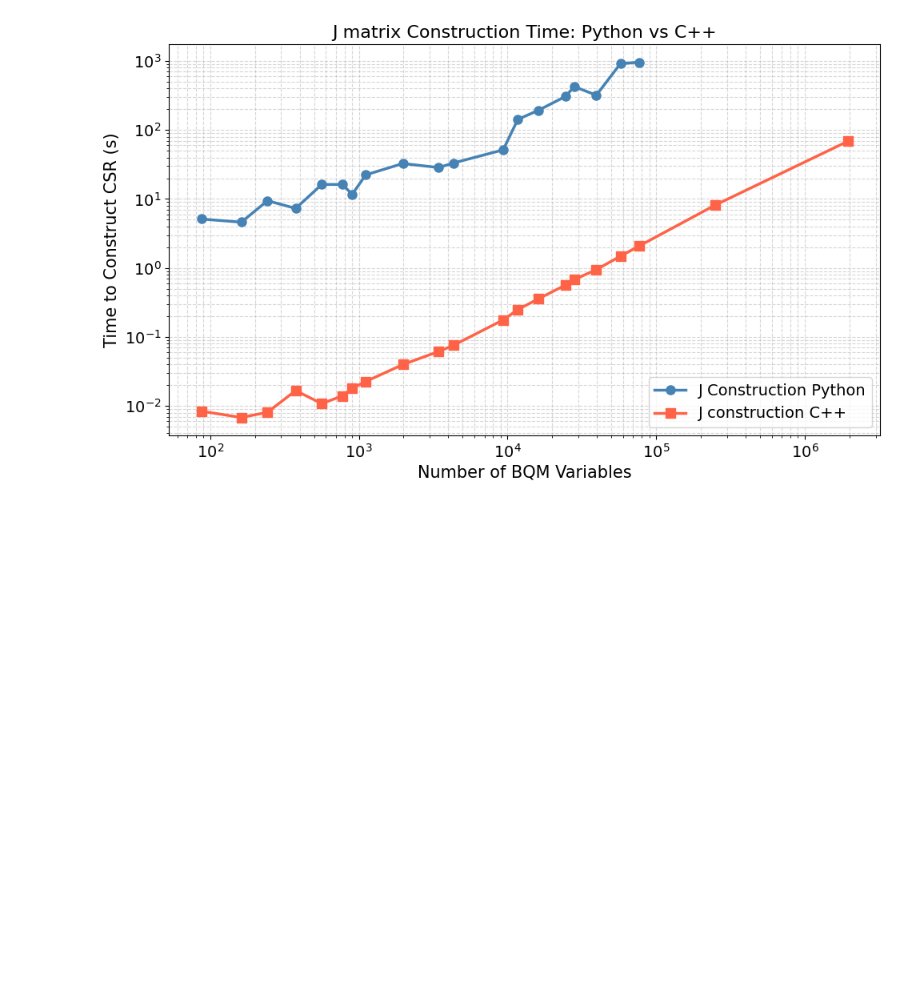
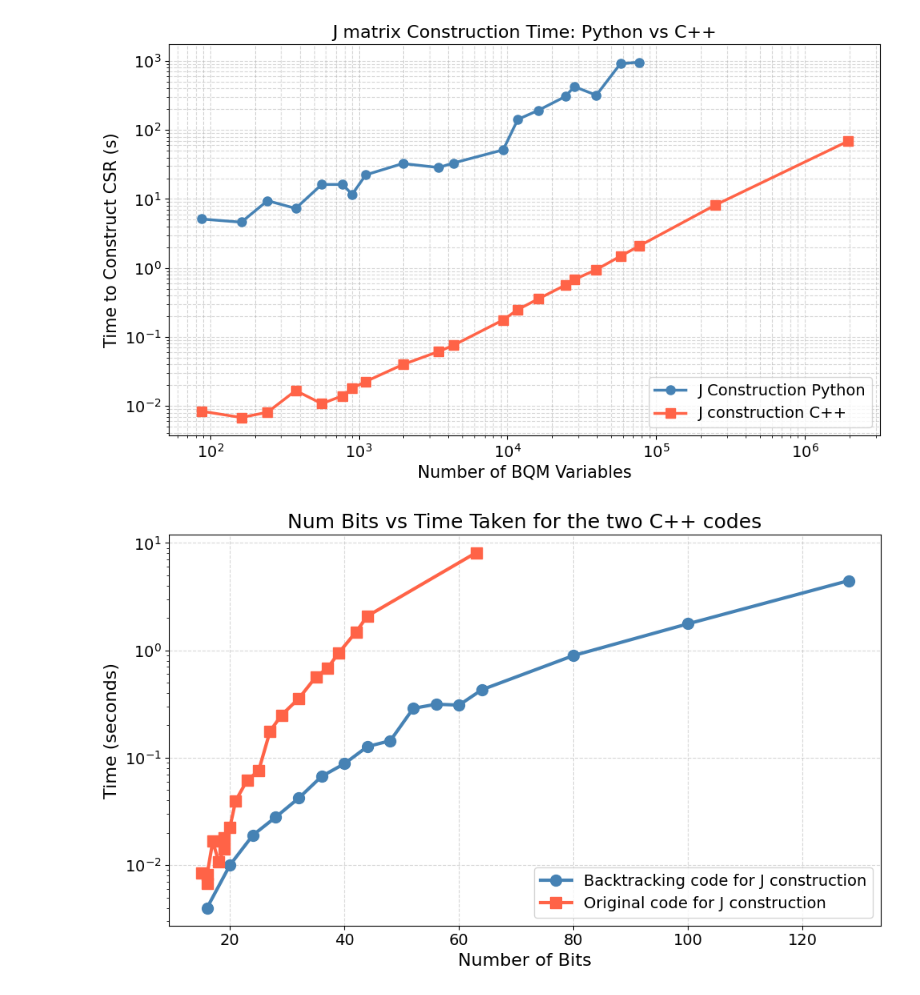
Before and after one commit to AdvithDesu/Digital_Annealer, a Jupyter notebook: Plotting shit.ipynb, the cells around one changed output. Cells and saved outputs as stored; diff of their text form; code cells hidden in the pictures; blank space fills up the shorter version.

Commit message:
New plots for the new C++ code

```diff
--- a/Plotting shit.ipynb
+++ b/Plotting shit.ipynb
@@ -163,3 +106,46 @@ plt.savefig('csr_construction_loglog.png', dpi=150)
 plt.show()
 # %% [output]
 [figure]
+# %%
+import matplotlib.pyplot as plt
+
+# Dataset 1
+bits1 = [16, 20, 24, 28, 32, 36, 40, 44, 48, 52, 56, 60, 64, 80, 100, 128]
+time1 = [0.004, 0.01, 0.019, 0.028, 0.042, 0.067, 0.088, 0.127,
+         0.144, 0.288, 0.315, 0.309, 0.43, 0.895, 1.768, 4.452]
+
+# Dataset 2
+bits2 = [15, 16, 16, 17, 18, 19, 19, 20, 21, 23, 25, 27, 29, 32, 35, 37, 39, 42, 44, 63]
+time2 = [0.0084, 0.0068, 0.0081, 0.0167, 0.0108, 0.014, 0.018, 0.0226,
+         0.0398, 0.0616, 0.0755, 0.1767, 0.2493, 0.3551, 0.5656, 0.6787,
+         0.9477, 1.4819, 2.0861, 8.1294]
+
+# Plot
+fig, ax = plt.subplots(figsize=(10, 6))
+
+ax.plot(bits1, time1, marker='o', color='steelblue',
+        linewidth=3, markersize=10, label='Backtracking code for J construction')
+
+ax.plot(bits2, time2, marker='s', color='tomato',
+        linewidth=3, markersize=10, label='Original code for J construction')
+
+# Labels and title
+ax.set_xlabel("Number of Bits", fontsize=16)
+ax.set_ylabel("Time (seconds)", fontsize=16)
+ax.set_title("Num Bits vs Time Taken for the two C++ codes", fontsize=18)
+
+ax.set_yscale('log')
+
+# Ticks
+ax.tick_params(axis='both', labelsize=14)
+
+# Legend
+ax.legend(fontsize=14)
+
+# Grid (optional but nice)
+ax.grid(True, linestyle='--', alpha=0.5)
+
+plt.tight_layout()
+plt.show()
+# %% [output]
+[figure, added]
```
Also changed, not shown: parts of 3 cells of this notebook.
